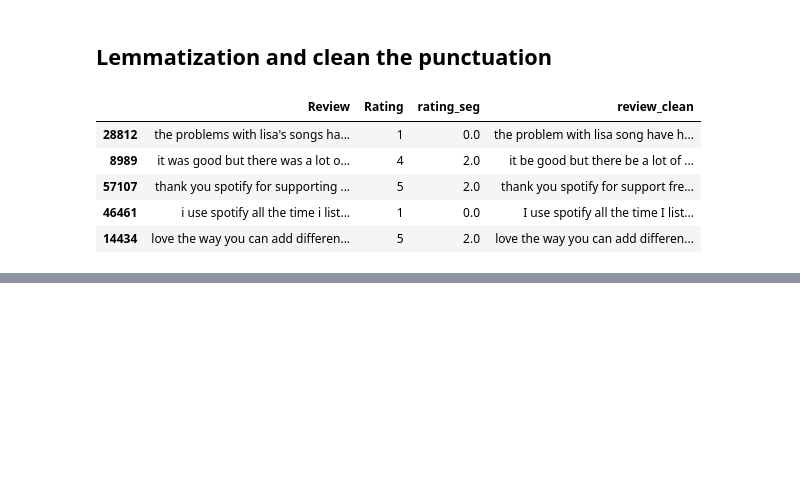
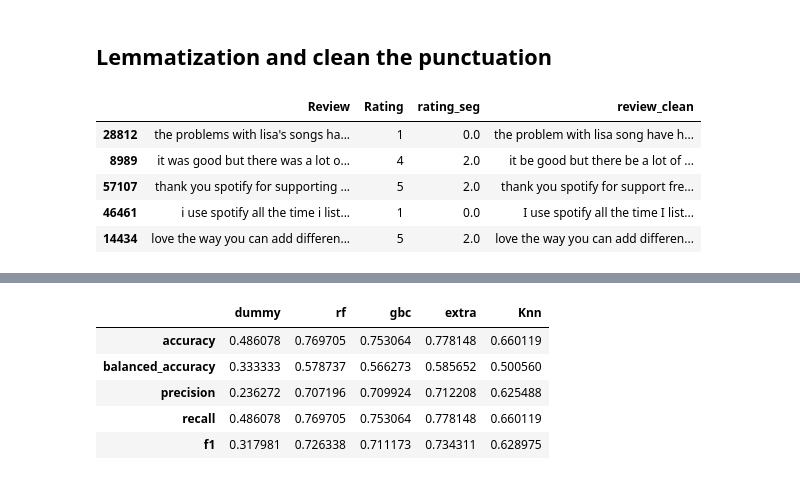
Before and after one commit to ChenYP-1982/Reviews_Feedback, a Jupyter notebook: reviews.ipynb, the cells around one changed output, grey strips where cells are left out. Cells and saved outputs as stored; diff of their text form; code cells hidden in the pictures; blank space fills up the shorter version.

```diff
--- a/reviews.ipynb
+++ b/reviews.ipynb
@@ -222,0 +248,6 @@ class SpacyTokenizer(BaseEstimator, TransformerMixin):
+# %%
+pipe=  Pipeline([
+("vectorize", CountVectorizer()),
+("model", RandomForestClassifier(random_state=101))
+])
+pipe
@@ -222,0 +257,2 @@ class SpacyTokenizer(BaseEstimator, TransformerMixin):
+# %%
+pipe.fit(X_train,y_train)
@@ -222,0 +277,17 @@ class SpacyTokenizer(BaseEstimator, TransformerMixin):
+# %%
+models={
+    "dummy":DummyClassifier(),
+    "rf": RandomForestClassifier(class_weight="balanced",random_state=101),
+    "gbc":GradientBoostingClassifier(random_state=101),
+    "extra":ExtraTreesClassifier(random_state=101),
+    "knn":KNeighborsClassifier(),
+
+}
+# %%
+results=[]
+for model_name, modelo in models.items():
+  print(modelo)
+  pipe.set_params(model=modelo).fit(X_train, y_train)
+  result=calculate_metrics(pipe,X_test, y_test)
+  results.append(result)
+  print(results)
@@ -222,0 +305,11 @@ class SpacyTokenizer(BaseEstimator, TransformerMixin):
+# %%
+df_results=pd.DataFrame(results).T
+df_results.columns=["dummy","rf","gbc","extra","Knn"]
+df_results
+# %% [output]
+|  | dummy | rf | gbc | extra | Knn |
+| accuracy | 0.486078 | 0.769705 | 0.753064 | 0.778148 | 0.660119 |
+| balanced_accuracy | 0.333333 | 0.578737 | 0.566273 | 0.585652 | 0.500560 |
+| precision | 0.236272 | 0.707196 | 0.709924 | 0.712208 | 0.625488 |
+| recall | 0.486078 | 0.769705 | 0.753064 | 0.778148 | 0.660119 |
+| f1 | 0.317981 | 0.726338 | 0.711173 | 0.734311 | 0.628975 |
```
Also changed, not shown: parts of 12 cells of this notebook.
